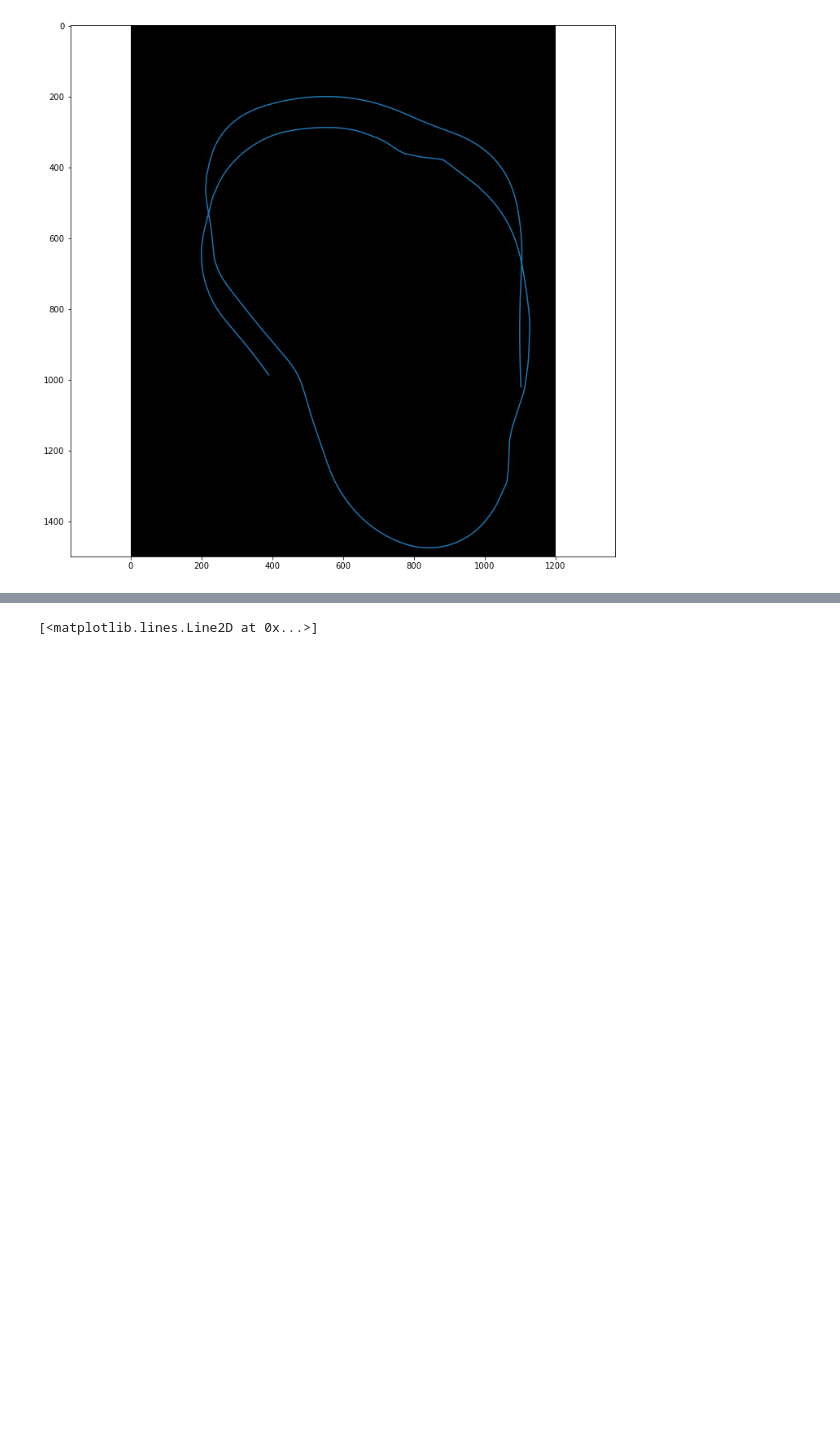
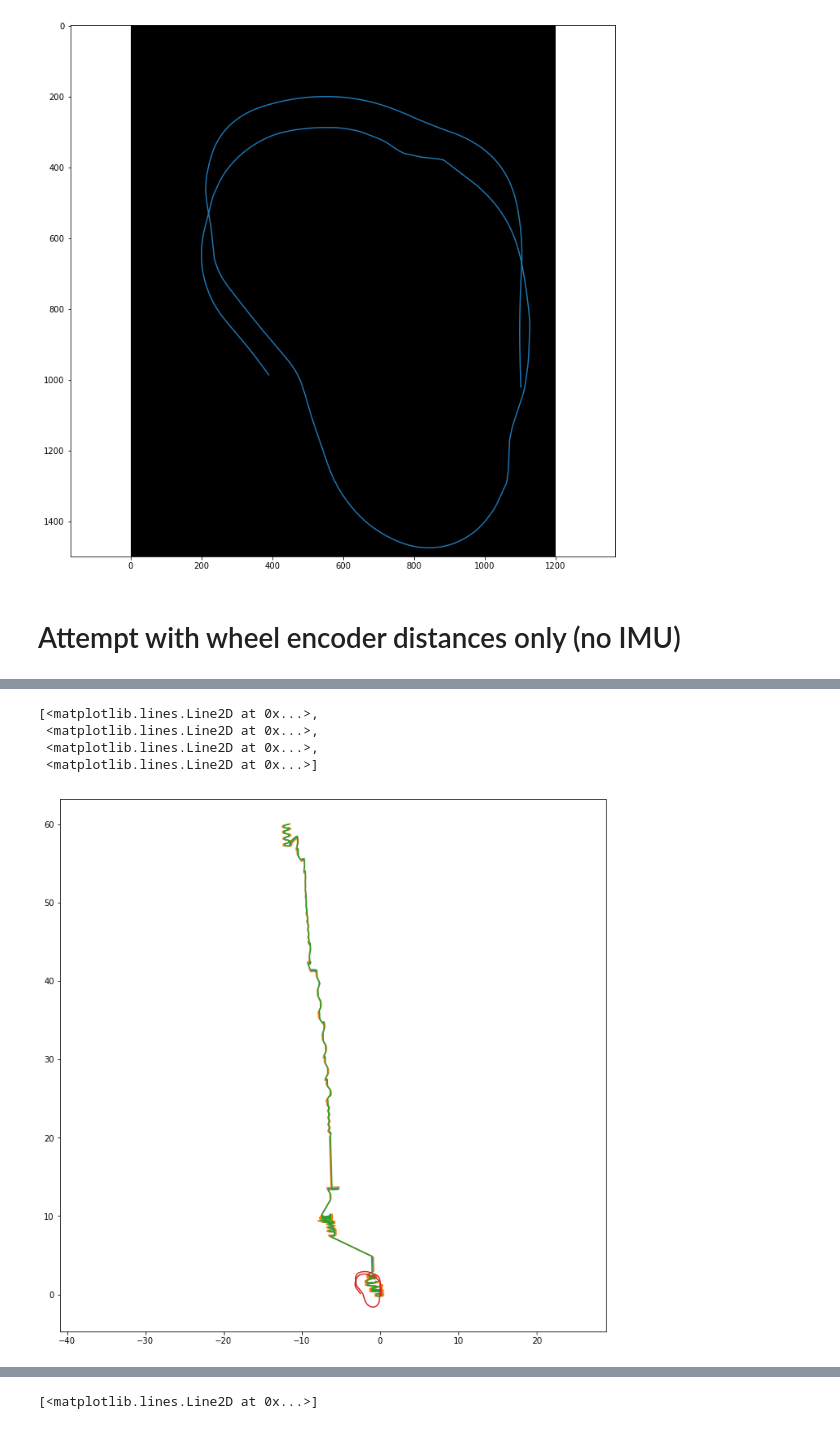
Before and after one commit to coreyabshire/marv, a Jupyter notebook: notebooks/map_collection.ipynb, the cells around one changed output, grey strips where cells are left out. Cells and saved outputs as stored; diff of their text form; code cells hidden in the pictures; blank space fills up the shorter version.

```diff
--- a/notebooks/map_collection.ipynb
+++ b/notebooks/map_collection.ipynb
@@ -253,3 +265,65 @@ plt.plot(df.px, df.py)
 1127.51512917 1475.46392084
 [<matplotlib.lines.Line2D at 0x...>]
 [figure]
+# %% [markdown]
+# Attempt with wheel encoder distances only (no IMU)
+# %%
+import importlib
+importlib.reload(encoder_math)
+points = []
+curr_heading = 0
+x, y = 0.0, 0.0
+pix_per_tick = 4.0
+meters_per_revolution = 0.315
+ticks_per_revolution = 20
+meters_per_tick = meters_per_revolution / ticks_per_revolution
+pixels_per_meter = 104.0 / 0.370
+vehicle_width = 0.265
+center_position = np.array([x, y])
+half_width_offset_vec = np.array([vehicle_width / 2.0, 0.0])
+left_position = center_position - half_width_offset_vec
+right_position = center_position + half_width_offset_vec
+print(left_position, center_position, right_position)
+epsilon = 0.00001
+left_points = []
+right_points = []
+for i,r in df.iterrows():
+    print(i)
+    if i == 0:
+        points.append(center_position)
+        left_points.append(left_position)
+        right_points.append(right_position)
+    else:
+        right_distance = r.encoder0_diff * meters_per_tick
+        left_distance = r.encoder1_diff * meters_per_tick
+        left_position, center_position, right_position = [np.array(x) for x in encoder_math.apply_distance(vehicle_width, left_position, center_position, right_position, left_distance, right_distance, epsilon)]
+        print(left_distance, right_distance, left_position, center_position, right_position)
+        points.append(np.array(center_position))
+        #print(points[0])
+        left_points.append(np.array(left_position))
+        right_points.append(np.array(right_position))
+    curr_heading = np.deg2rad(r.orientation_x)
+print(points)
+points = np.array(points)
+print(points)
+left_points = np.array(left_points)
+right_points = np.array(right_points)
+df['wx'] = points[:,0]
+df['wy'] = points[:,1]
+df['lx'] = left_points[:,0]
+df['ly'] = left_points[:,1]
+df['rx'] = right_points[:,0]
+df['ry'] = right_points[:,1]
+df['pwx'] = df['wx'] * pixels_per_meter
+df['pwy'] = df['wy'] * pixels_per_meter
+df.pwx = df.pwx - df.pwx.min() + 200
+df.pwy = df.pwy - df.pwy.min() + 200
+df.pwy = df.pwy.max() - df.pwy + 200
+map_width = df.pwx.max()
+map_height = df.pwy.max()
+print(map_width, map_height)
+map_img = np.zeros((1500, 1200, 3))
+plt.figure(figsize=(12,12))
+plt.axis('equal')
+plt.plot(df.wx, df.wy, df.lx, df.ly, df.rx, df.ry, df.x, df.y)
+# %% [output]
@@ -255,0 +347,5 @@ plt.plot(df.px, df.py)
+[<matplotlib.lines.Line2D at 0x...>,
+ <matplotlib.lines.Line2D at 0x...>,
+ <matplotlib.lines.Line2D at 0x...>,
+ <matplotlib.lines.Line2D at 0x...>]
+[figure, added]
```
Also changed, not shown: parts of 7 cells of this notebook, 6 other files.
